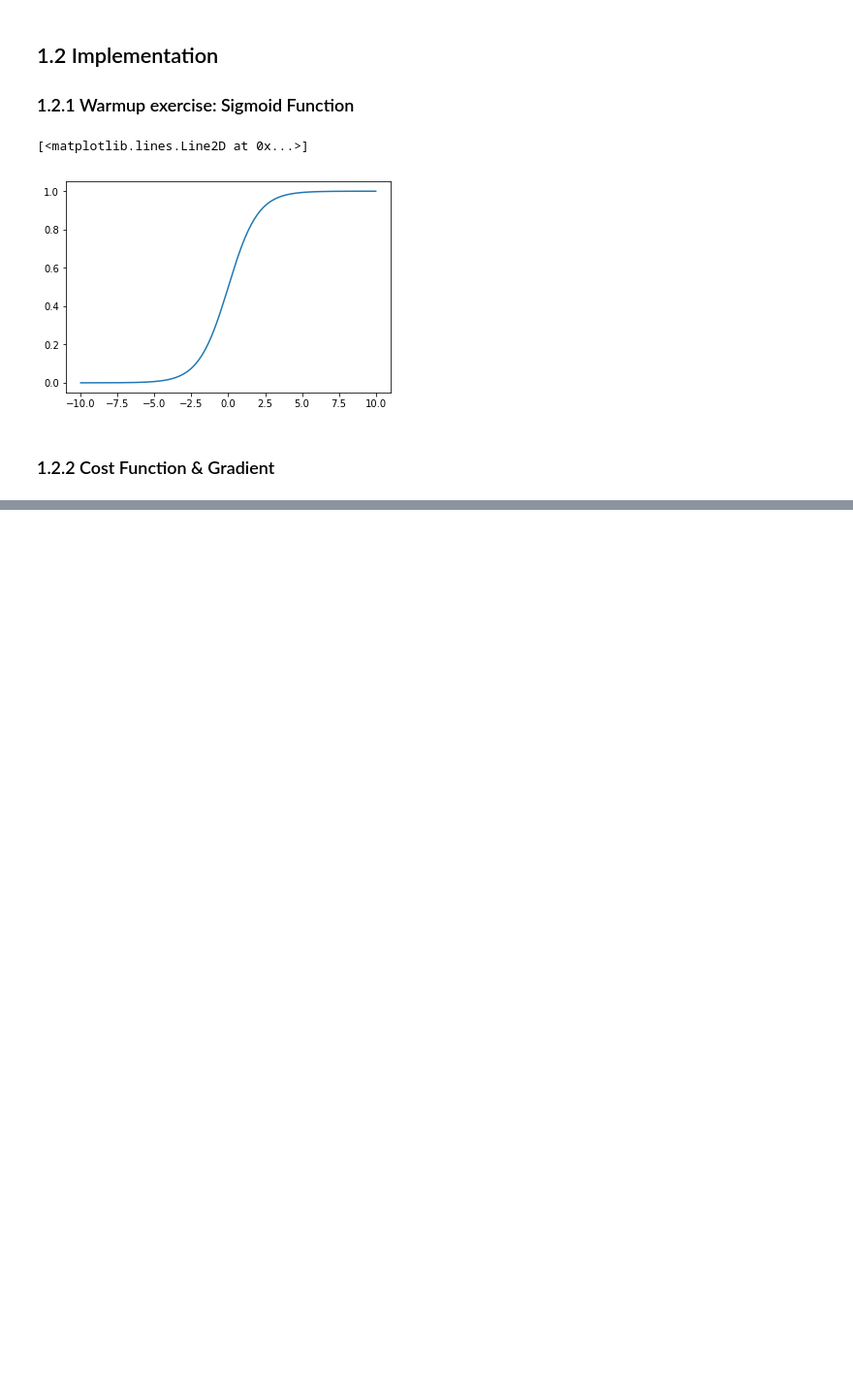
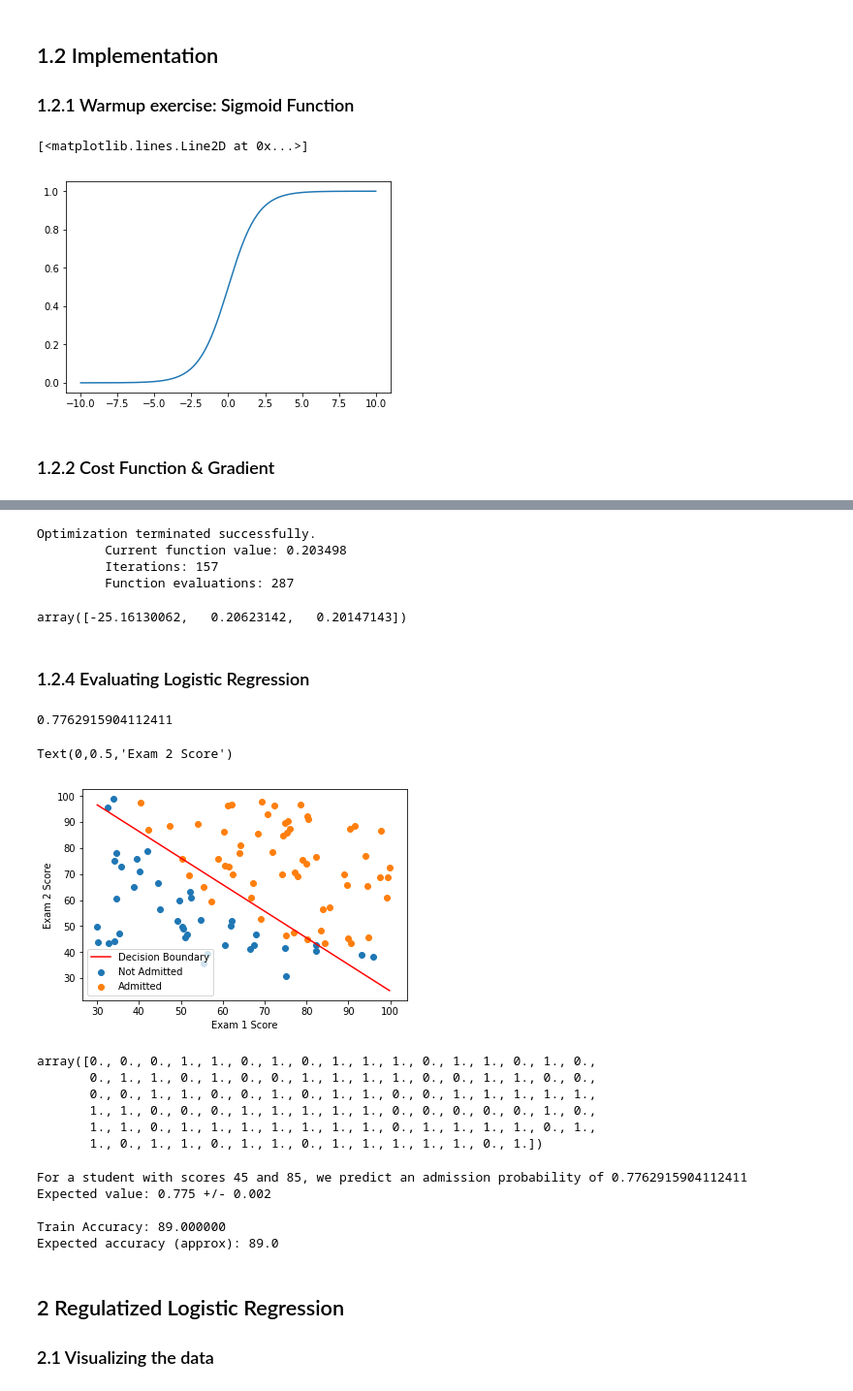
Before and after one commit to jcbaker1/Coursera, a Jupyter notebook: ML/machine-learning-ex2/ex2_python/ex2.ipynb, the cells around one changed output, grey strips where cells are left out. Shown: that part at 97% size. Drawn from its saved outputs; the diff is of its cells as text; code cells hidden in the pictures; blank space fills up the shorter version.

```diff
--- a/ML/machine-learning-ex2/ex2_python/ex2.ipynb
+++ b/ML/machine-learning-ex2/ex2_python/ex2.ipynb
@@ -43,5 +44,3 @@ plt.plot(np.linspace(-10, 10, 200), sigmoid(np.linspace(-10, 10, 200)))
 [figure]
 # %% [markdown]
 ### 1.2.2 Cost Function & Gradient
-# %%
-def costFunction()
@@ -47,0 +79,5 @@ def costFunction()
+# %%
+X = np.column_stack([np.ones(m), X])
+# %%
+theta = np.zeros(n+1)
+print(theta)
@@ -47,0 +122,35 @@ def costFunction()
+# %%
+theta_opt = optimize.fmin(costFunction, x0=theta, args=(X, y), disp=1)
+# %% [output]
+Optimization terminated successfully.
+         Current function value: 0.203498
+         Iterations: 157
+         Function evaluations: 287
+# %%
+theta_opt
+# %% [output]
+array([-25.16130062,   0.20623142,   0.20147143])
+# %% [markdown]
+### 1.2.4 Evaluating Logistic Regression
+# %%
+x_test = np.array([1, 45, 85])
+sigmoid(theta_opt.dot(x_test))
+# %% [output]
+0.7762915904112411
+# %%
+plt.scatter(df_data.E1[df_data.Label == 0], df_data.E2[df_data.Label == 0], label='Not Admitted')
+plt.scatter(df_data.E1[df_data.Label == 1], df_data.E2[df_data.Label == 1], label='Admitted')
+plt.plot( np.array([min(X[:, 1])
+                    , max(X[:, 1])])
+         , np.array([( 1 - 2*theta_opt[0] - 2*theta_opt[1]*min(X[:, 1]) ) / (2 * theta_opt[2])
+                     , ( 1 - 2*theta_opt[0] - 2*theta_opt[1]*max(X[:, 1]) ) / (2 * theta_opt[2])
+         ]), label = 'Decision Boundary', color='r')
+
+
+
+plt.legend()
+plt.xlabel('Exam 1 Score')
+plt.ylabel('Exam 2 Score')
+# %% [output]
+Text(0,0.5,'Exam 2 Score')
+[figure, added]
@@ -47,0 +175,28 @@ def costFunction()
+# %%
+predict(theta_opt, X)
+# %% [output]
+array([0., 0., 0., 1., 1., 0., 1., 0., 1., 1., 1., 0., 1., 1., 0., 1., 0.,
+       0., 1., 1., 0., 1., 0., 0., 1., 1., 1., 1., 0., 0., 1., 1., 0., 0.,
+       0., 0., 1., 1., 0., 0., 1., 0., 1., 1., 0., 0., 1., 1., 1., 1., 1.,
+       1., 1., 0., 0., 0., 1., 1., 1., 1., 1., 0., 0., 0., 0., 0., 1., 0.,
+       1., 1., 0., 1., 1., 1., 1., 1., 1., 1., 0., 1., 1., 1., 1., 0., 1.,
+       1., 0., 1., 1., 0., 1., 1., 0., 1., 1., 1., 1., 1., 0., 1.])
+# %%
+prob = sigmoid(np.array([1, 45, 85]).dot(theta_opt));
+print('For a student with scores 45 and 85, we predict an admission probability of %s' % prob);
+print('Expected value: 0.775 +/- 0.002\n');
+
+# Compute accuracy on our training set
+p = predict(theta_opt, X);
+
+print('Train Accuracy: %f' % (np.mean(np.double(p == y)) * 100));
+print('Expected accuracy (approx): 89.0');
+# %% [output]
+For a student with scores 45 and 85, we predict an admission probability of 0.7762915904112411
+Expected value: 0.775 +/- 0.002
+
+Train Accuracy: 89.000000
+Expected accuracy (approx): 89.0
+# %% [markdown]
+## 2 Regulatized Logistic Regression
+### 2.1 Visualizing the data
```
Also changed, not shown: parts of 10 cells of this notebook, 2 other files.
